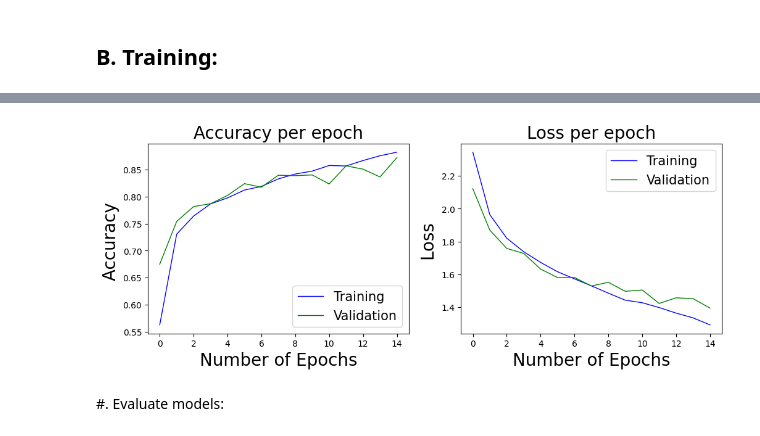
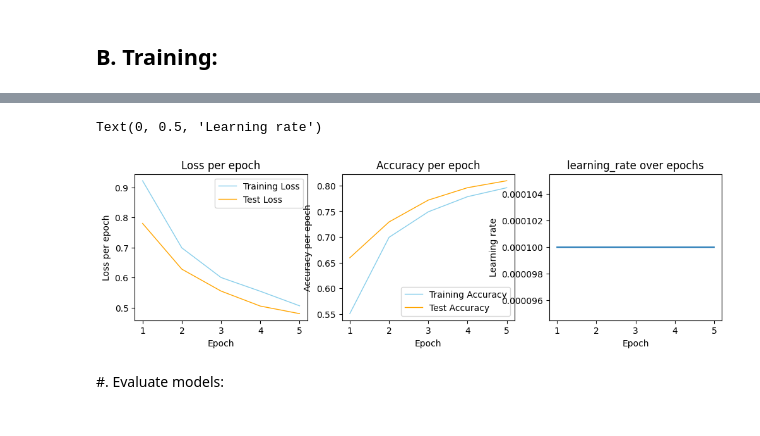
Before and after one commit to VincentCsNv/SPARKS, a Jupyter notebook: Classification_CIFAR/classif_main.ipynb, the cells around one changed output, grey strips where cells are left out. Saved outputs shown, nothing was run; the diff lists cells and outputs as text; code cells hidden in the pictures.

```diff
--- a/Classification_CIFAR/classif_main.ipynb
+++ b/Classification_CIFAR/classif_main.ipynb
@@ -425,37 +455,34 @@ Number of epochs: 4 | Validation loss : 1.6983660459518433  | Training loss : 1.
 # %%
-
 #Getting Metrics
 avg_training_accuracy, avg_validation_accuracy =[], []
 avg_training_loss, avg_validation_loss=[],[]
+lr = []
 for result in results:
     avg_training_accuracy.append(result['avg_train_acc'])
     avg_validation_accuracy.append(result['avg_val_acc'])
     avg_validation_loss.append(result['avg_valid_loss'])
     avg_training_loss.append(result['avg_train_loss'])
-
+    lr = np.concatenate((lr,result['lrs']))
 epoch_count=[]
-for i in range(EPOCHS):
+for i in range(1,EPOCHS+1):
     epoch_count.append(i)
-# %%
-#ADD LOSS
-plt.figure(figsize=(12,4))
-plt.subplot(1,2,1)
-plt.plot(epoch_count,avg_training_accuracy, 'blue', label = "Training", linewidth = '1')
-plt.plot(epoch_count,avg_validation_accuracy, 'green', label = "Validation", linewidth = '1')
-plt.title("Accuracy per epoch",fontsize=20)
-plt.xlabel("Number of Epochs",fontsize=20)
-plt.ylabel("Accuracy ",fontsize=20)
-plt.legend(fontsize=15)
-
-plt.subplot(1,2,2)
-plt.plot(epoch_count,avg_training_loss, 'blue', label = "Training", linewidth = '1')
-plt.plot(epoch_count,avg_validation_loss, 'green', label = "Validation", linewidth = '1')
-plt.title("Loss per epoch",fontsize=20)
-plt.xlabel("Number of Epochs",fontsize=20)
-plt.ylabel("Loss ",fontsize=20)
-plt.legend(fontsize=15)
-plt.show()
-# %% [output]
-[figure, removed]
+# %%
+#Visualize metrics over epochs
+plt.figure(figsize=(12,3))
+plt.subplot(1,3,1)
+plot_metric(avg_training_loss,avg_validation_loss,"Loss")
+plt.subplot(1,3,2)
+plot_metric(avg_training_accuracy,avg_validation_accuracy,"Accuracy")
+
+#Visualize lr evolution
+plt.subplot(1,3,3)
+epoch = np.linspace(1,EPOCHS,len(lr))
+plt.plot(epoch,lr)
+plt.title("learning_rate over epochs")
+plt.xlabel('Epoch')
+plt.ylabel('Learning rate')
+# %% [output]
+Text(0, 0.5, 'Learning rate')
+[figure, added]
 # %% [markdown]
 #. Evaluate models:
```
Also changed, not shown: parts of 18 cells of this notebook.
